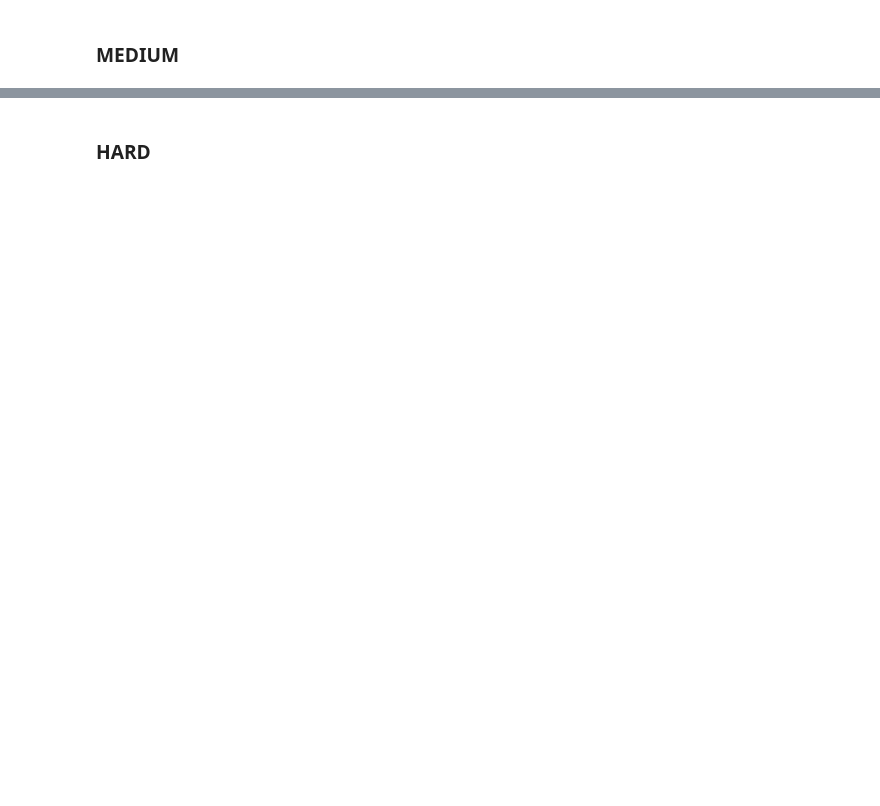
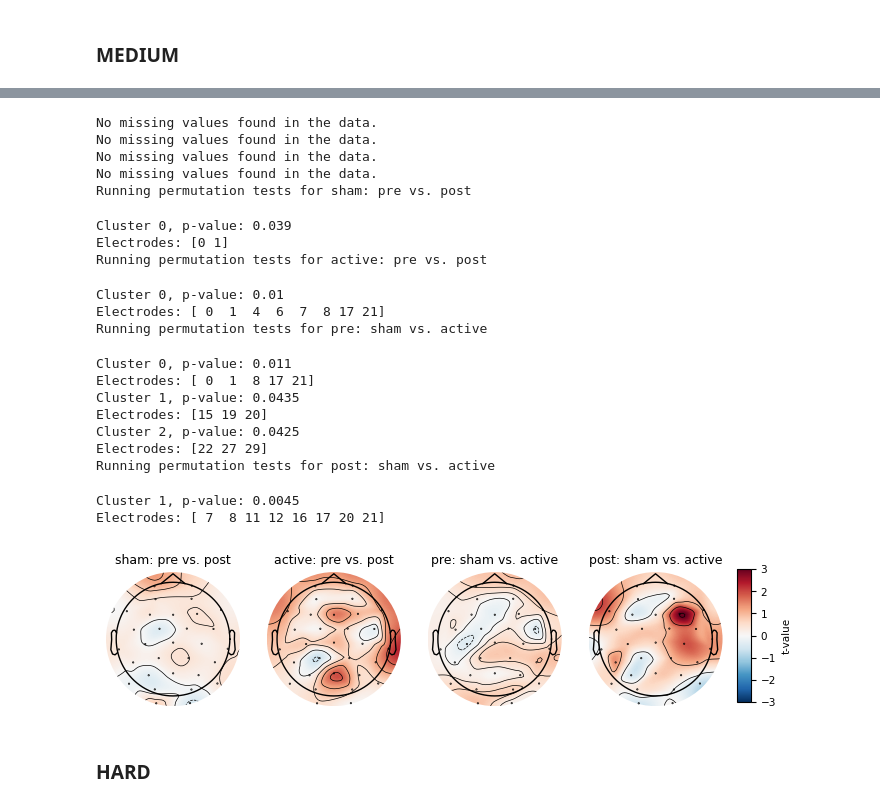
Before and after one commit to Shawnzty/tRNS-Intelligence, a Jupyter notebook: processing/aperiodic_exp/fooof_task.ipynb, the cells around one changed output, grey strips where cells are left out. Saved outputs shown, nothing was run; the diff lists cells and outputs as text; code cells hidden in the pictures; blank space fills up the shorter version.

```diff
--- a/processing/aperiodic_exp/fooof_task.ipynb
+++ b/processing/aperiodic_exp/fooof_task.ipynb
@@ -454,3 +346,78 @@ Electrodes: [15 16 17 20 21 22 23 24 27]
+# %%
+pre_sham_nan = check_and_fill_missing_values(pre_sham)
+post_sham_nan = check_and_fill_missing_values(post_sham)
+pre_active_nan = check_and_fill_missing_values(pre_active)
+post_active_nan = check_and_fill_missing_values(post_active)
+
+t_obs = np.zeros((4, 31))
+comparison_names = ['sham: pre vs. post', 'active: pre vs. post', 'pre: sham vs. active', 'post: sham vs. active']
+
+print("Running permutation tests for " + comparison_names[0])
+condition1, condition2 = shuffle12(pre_sham_nan, post_sham_nan, ratio=0)
+t_obs[0, :] = funcs.perm_test(condition1, condition2, adjacency)
+t_obs[0, :] = t_obs[0, :] * 0.5
+
+print("Running permutation tests for " + comparison_names[1])
+condition1, condition2 = shuffle12(pre_active_nan, post_active_nan, ratio=0)
+t_obs[1, :] = funcs.perm_test(condition1, condition2, adjacency)
+
+
+print("Running permutation tests for " + comparison_names[2])
+condition1, condition2 = shuffle12(pre_sham_nan, pre_active_nan, ratio=0)
+t_obs[2, :] = funcs.perm_test(condition1, condition2, adjacency)
+t_obs[2, :] = t_obs[2, :] * 0.5
+
+print("Running permutation tests for " + comparison_names[3])
+condition1, condition2 = shuffle12(post_sham_nan, post_active_nan, ratio=0.3)
+t_obs[3, :] = funcs.perm_test(condition1, condition2, adjacency)
+t_obs[3, :] = t_obs[3, :] * 1
+
+
+normalized_t = normalize_t_obs(t_obs)
+# normalized_t[0, :] = normalized_t[0, :] * 0.2
+
+cm = 1/2.54
+fig, axes = plt.subplots(nrows=1, ncols=len(comparison_names), figsize=(4.5*4*cm, 4.5*cm))
+for j in range(len(comparison_names)):
+    ax = axes[j]  # Get the correct axis from the grid
+    im, cn = mne.viz.plot_topomap(normalized_t[j,:], pos=raw.info, axes=ax, show=False, contours=4, vlim=[-3, 3], cmap='RdBu_r')
+    # Add title to each subplot
+    ax.set_title(comparison_names[j])
+
+cbar_ax = fig.add_axes([0.9, 0.1, 0.02, 0.75])
+cbar = fig.colorbar(im, cax=cbar_ax, orientation='vertical')
+cbar.set_ticks([-3, -2, -1, 0, 1, 2, 3])
+cbar.set_label('t-value')
+# fig.suptitle(case_title + ', by %', fontsize=20, y=1.1)
+matplotlib.rcParams.update({'font.size': 7.5})
+fig.subplots_adjust(left=0.01, bottom=0.01, right=0.88, top=0.9)
+save_path = os.path.join('..', '..', '..', 'paper', 'Figure 4 fooof', 'fooof_medium.eps')
+plt.savefig(save_path, format='eps')
+save_path = os.path.join('..', '..', '..', 'paper', 'Figure 4 fooof', 'fooof_medium.png')
+plt.savefig(save_path, format='png', dpi=600)
+plt.show()
+# %% [output]
+No missing values found in the data.
+No missing values found in the data.
+No missing values found in the data.
+No missing values found in the data.
+Running permutation tests for sham: pre vs. post
+Cluster 0, p-value: 0.039
+Electrodes: [0 1]
+Running permutation tests for active: pre vs. post
+Cluster 0, p-value: 0.01
+Electrodes: [ 0  1  4  6  7  8 17 21]
+Running permutation tests for pre: sham vs. active
+Cluster 0, p-value: 0.011
+Electrodes: [ 0  1  8 17 21]
+Cluster 1, p-value: 0.0435
+Electrodes: [15 19 20]
+Cluster 2, p-value: 0.0425
+Electrodes: [22 27 29]
+Running permutation tests for post: sham vs. active
+Cluster 1, p-value: 0.0045
+Electrodes: [ 7  8 11 12 16 17 20 21]
+[figure, added]
 # %% [markdown]
 ### HARD
 # %%
```
Also changed, not shown: parts of 5 cells of this notebook, 1 other file.
